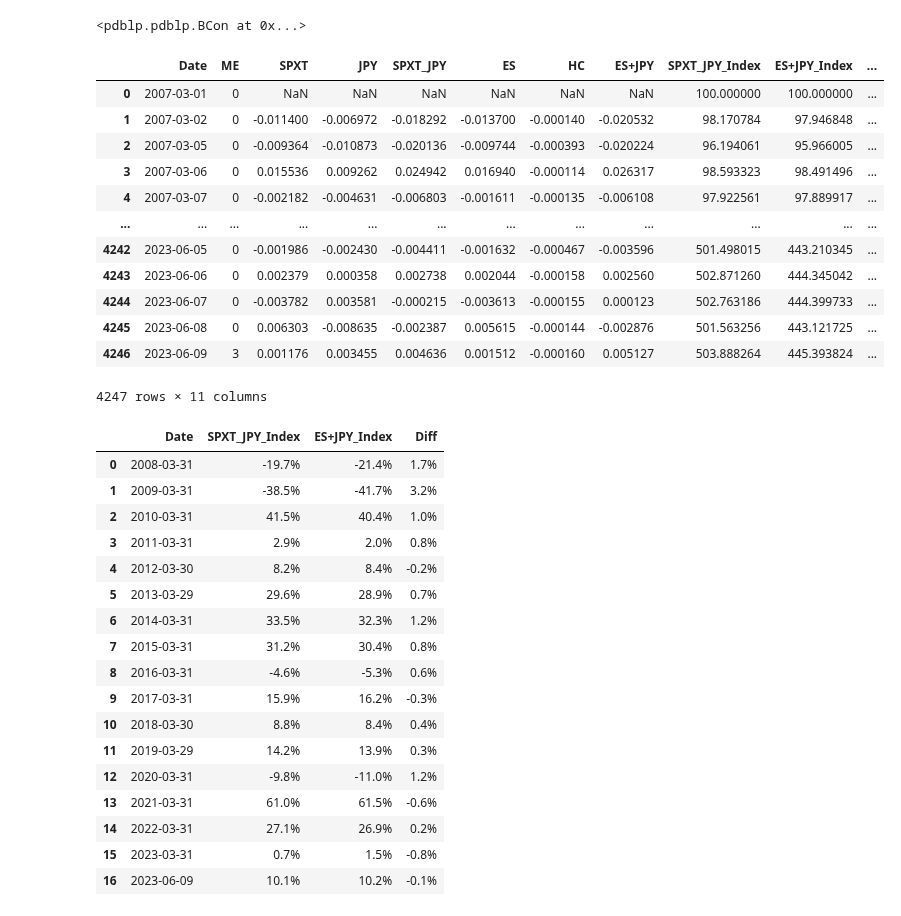
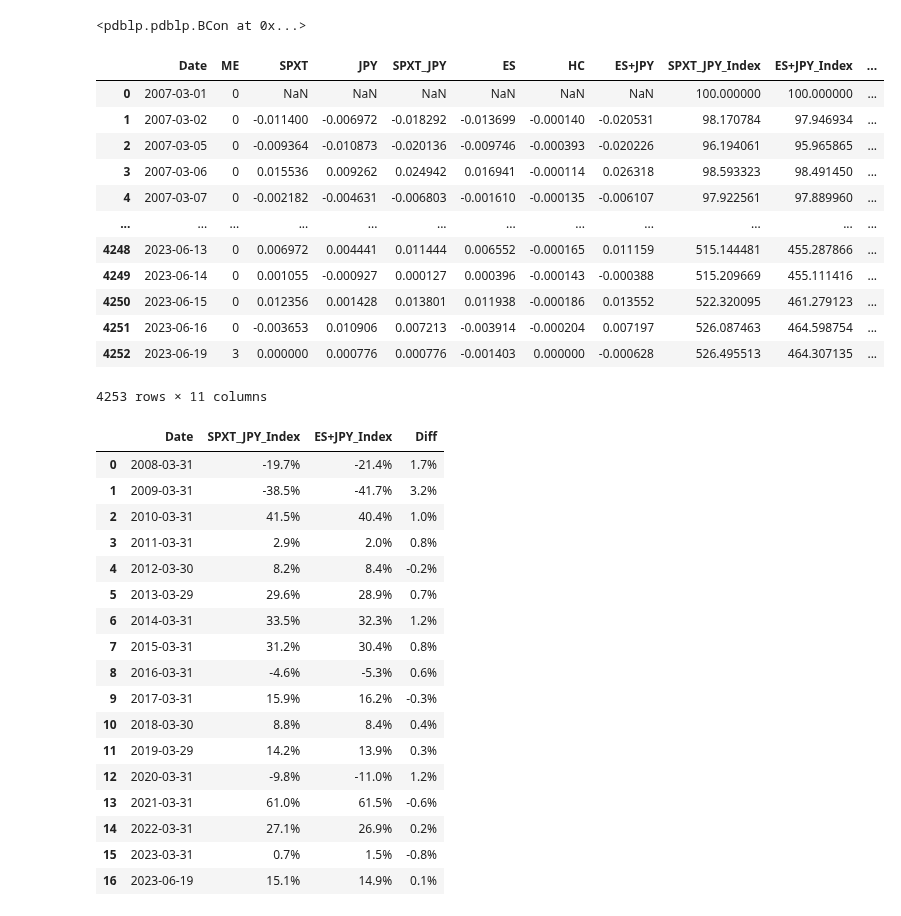
Before and after one commit to ken-100/Investment_Python, a Jupyter notebook: BBG/SPXTvsES+JPY.ipynb, the cells around one changed output. Cells and saved outputs as stored; diff of their text form; code cells hidden in the pictures.

```diff
--- a/BBG/SPXTvsES+JPY.ipynb
+++ b/BBG/SPXTvsES+JPY.ipynb
@@ -16,11 +16,10 @@ d_from = "20070301"
 # d_from = workdays.workday(datetime.datetime.today(), days=-260).strftime("%Y%m%d")
 d_to = workdays.workday(datetime.datetime.today(), days=-1).strftime("%Y%m%d")
 
-BDH = con.bdh(T, "px_last", d_from, d_to,
-       elms = [("nonTradingDayFillOption","NON_TRADING_WEEKDAYS"),("nonTradingDayFillMethod","PREVIOUS_VALUE")] ).reset_index()
+BDH = blp.bdh(T, "px_last", d_from, d_to, Days="W", Fill="P" ).reset_index()
 
-BDH = BDH[["date"]+T]
-df = pd.DataFrame(BDH["date"].values,columns = ["Date"])
+BDH = BDH[["index"]+T]
+df = pd.DataFrame(BDH["index"].values,columns = ["Date"])
 
 def ME(df):
     df["ME"] = 0
@@ -32,53 +31,51 @@ def ME(df):
                 df.loc[i-1,"ME"] = 1
     df.loc[len(df)-1,"ME"] = 3
     return df
 
 df = ME(df)
 
 
 df["SPXT"] = BDH["SPXT Index"].pct_change()
 df["JPY"] = BDH["JPY BGN Curncy"].pct_change()
 df["SPXT_JPY"] = (BDH["SPXT Index"] * BDH["JPY BGN Curncy"]).pct_change()
 
 df["ES"] = BDH["ES1 Index"].pct_change()
 df["HC"] = BDH["SBUS13YC Index"].pct_change() - BDH["SBUS13L Index"].pct_change()
 
 df["ES+JPY"] = df["ES"] - df["HC"] + df["JPY"]
 
 
 df["SPXT_JPY_Index"] = 100
 df.loc[1:,"SPXT_JPY_Index"] = ( 1 + df.loc[1:,"SPXT_JPY"].values ).cumprod()*100
 
 df["ES+JPY_Index"] = 100
 df.loc[1:,"ES+JPY_Index"] = ( 1 + df.loc[1:,"ES+JPY"].values ).cumprod()*100
 
 df["HC_Index"] = 100
 df.loc[1:,"HC_Index"] = ( 1 + df.loc[1:,"HC"].values ).cumprod()*100
 
 df
 # %% [output]
 |  | Date | ME | SPXT | JPY | SPXT_JPY | ES | HC | ES+JPY | SPXT_JPY_Index | ES+JPY_Index | ... |
 | 0 | 2007-03-01 | 0 | NaN | NaN | NaN | NaN | NaN | NaN | 100.000000 | 100.000000 | ... |
-| 1 | 2007-03-02 | 0 | -0.011400 | -0.006972 | -0.018292 | -0.013700 | -0.000140 | -0.020532 | 98.170784 | 97.946848 | ... |
-| 2 | 2007-03-05 | 0 | -0.009364 | -0.010873 | -0.020136 | -0.009744 | -0.000393 | -0.020224 | 96.194061 | 95.966005 | ... |
-| 3 | 2007-03-06 | 0 | 0.015536 | 0.009262 | 0.024942 | 0.016940 | -0.000114 | 0.026317 | 98.593323 | 98.491496 | ... |
-| 4 | 2007-03-07 | 0 | -0.002182 | -0.004631 | -0.006803 | -0.001611 | -0.000135 | -0.006108 | 97.922561 | 97.889917 | ... |
+| 1 | 2007-03-02 | 0 | -0.011400 | -0.006972 | -0.018292 | -0.013699 | -0.000140 | -0.020531 | 98.170784 | 97.946934 | ... |
+| 2 | 2007-03-05 | 0 | -0.009364 | -0.010873 | -0.020136 | -0.009746 | -0.000393 | -0.020226 | 96.194061 | 95.965865 | ... |
+| 3 | 2007-03-06 | 0 | 0.015536 | 0.009262 | 0.024942 | 0.016941 | -0.000114 | 0.026318 | 98.593323 | 98.491450 | ... |
+| 4 | 2007-03-07 | 0 | -0.002182 | -0.004631 | -0.006803 | -0.001610 | -0.000135 | -0.006107 | 97.922561 | 97.889960 | ... |
 | ... | ... | ... | ... | ... | ... | ... | ... | ... | ... | ... | ... |
-| 4242 | 2023-06-05 | 0 | -0.001986 | -0.002430 | -0.004411 | -0.001632 | -0.000467 | -0.003596 | 501.498015 | 443.210345 | ... |
-| 4243 | 2023-06-06 | 0 | 0.002379 | 0.000358 | 0.002738 | 0.002044 | -0.000158 | 0.002560 | 502.871260 | 444.345042 | ... |
-| 4244 | 2023-06-07 | 0 | -0.003782 | 0.003581 | -0.000215 | -0.003613 | -0.000155 | 0.000123 | 502.763186 | 444.399733 | ... |
-| 4245 | 2023-06-08 | 0 | 0.006303 | -0.008635 | -0.002387 | 0.005615 | -0.000144 | -0.002876 | 501.563256 | 443.121725 | ... |
-| 4246 | 2023-06-09 | 3 | 0.001176 | 0.003455 | 0.004636 | 0.001512 | -0.000160 | 0.005127 | 503.888264 | 445.393824 | ... |
+| 4248 | 2023-06-13 | 0 | 0.006972 | 0.004441 | 0.011444 | 0.006552 | -0.000165 | 0.011159 | 515.144481 | 455.287866 | ... |
+| 4249 | 2023-06-14 | 0 | 0.001055 | -0.000927 | 0.000127 | 0.000396 | -0.000143 | -0.000388 | 515.209669 | 455.111416 | ... |
+| 4250 | 2023-06-15 | 0 | 0.012356 | 0.001428 | 0.013801 | 0.011938 | -0.000186 | 0.013552 | 522.320095 | 461.279123 | ... |
+| 4251 | 2023-06-16 | 0 | -0.003653 | 0.010906 | 0.007213 | -0.003914 | -0.000204 | 0.007197 | 526.087463 | 464.598754 | ... |
+| 4252 | 2023-06-19 | 3 | 0.000000 | 0.000776 | 0.000776 | -0.001403 | 0.000000 | -0.000628 | 526.495513 | 464.307135 | ... |
-4247 rows × 11 columns
+4253 rows × 11 columns
 # %%
 def Ret(k):
     tmp = df.loc[df["ME"]>=k,["Date"]+[x  for x in LS]]
 
-    for j in LS:
-        tmp[j] =  tmp[j].pct_change()
+    tmp[LS] =  tmp[LS].pct_change()
     tmp = tmp.iloc[1:].reset_index(drop=True)
-    tmp = tmp[["Date"]+LS]
-    return tmp
+    return tmp[["Date"]+LS]
 
 def Percent(tmp):
     for i in range(len(tmp)):
@@ -108,7 +105,7 @@ tmp
 | 13 | 2021-03-31 | 61.0% | 61.5% | -0.6% |
 | 14 | 2022-03-31 | 27.1% | 26.9% | 0.2% |
 | 15 | 2023-03-31 | 0.7% | 1.5% | -0.8% |
-| 16 | 2023-06-09 | 10.1% | 10.2% | -0.1% |
+| 16 | 2023-06-19 | 15.1% | 14.9% | 0.1% |
 # %%
 fig, ax = plt.subplots(1, 2, squeeze=False,figsize=(10,3),tight_layout=True)
 x = df["Date"]
```
Also changed, not shown: parts of 1 cell of this notebook.
